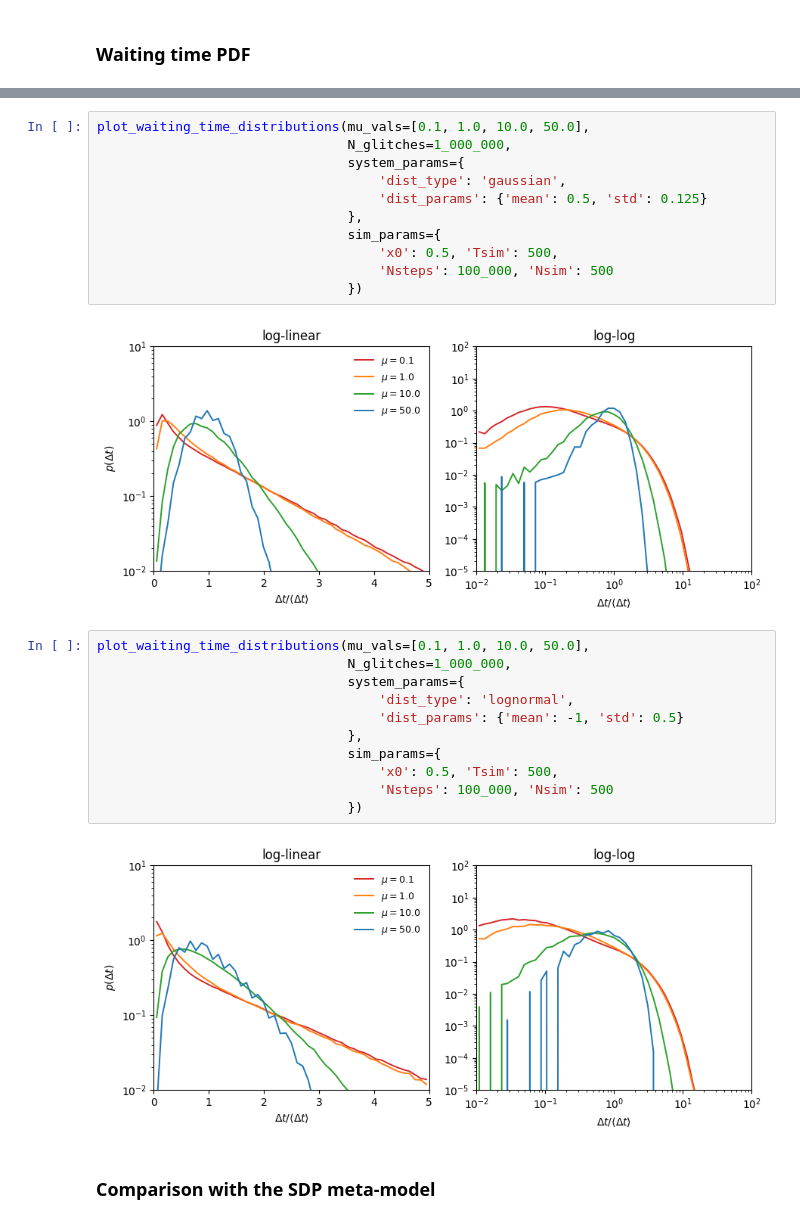
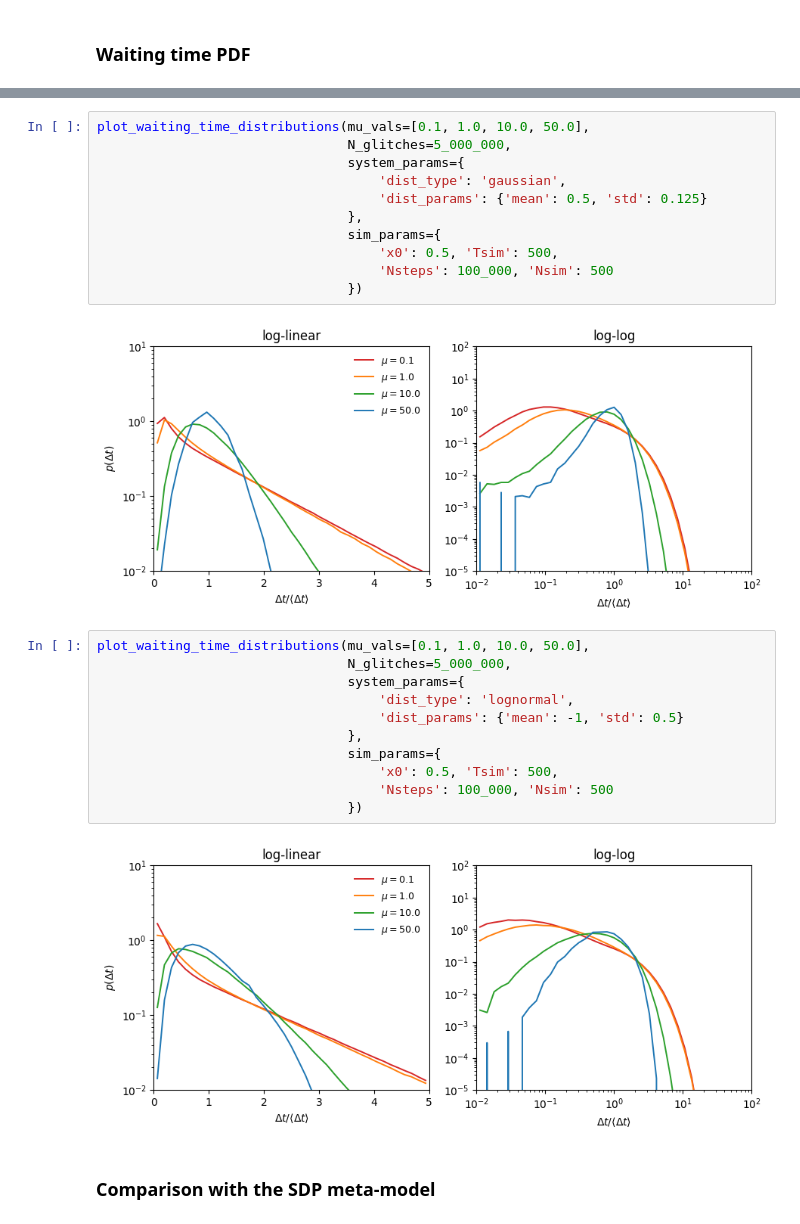
Before and after one commit to Spina02/pulsar-glitches, a Jupyter notebook: src/main.ipynb, the cells around one changed output, grey strips where cells are left out. Saved outputs shown, nothing was run; the diff lists cells and outputs as text.

```diff
--- a/src/main.ipynb
+++ b/src/main.ipynb
@@ -227,6 +226,6 @@ plot_waiting_time_distributions(mu_vals = [0.1, 1.0, 10.0, 50.0],
 # %%
 plot_waiting_time_distributions(mu_vals=[0.1, 1.0, 10.0, 50.0],
-                                N_glitches=1_000_000,
+                                N_glitches=5_000_000,
                                 system_params={
                                     'dist_type': 'gaussian',
                                     'dist_params': {'mean': 0.5, 'std': 0.125}
@@ -236,20 +235,20 @@ plot_waiting_time_distributions(mu_vals=[0.1, 1.0, 10.0, 50.0],
                                     'Nsteps': 100_000, 'Nsim': 500
                                 })
 # %% [output]
-[figure, old version]
+[figure, new version]
 # %%
 plot_waiting_time_distributions(mu_vals=[0.1, 1.0, 10.0, 50.0],
-                                N_glitches=1_000_000,
+                                N_glitches=5_000_000,
                                 system_params={
                                     'dist_type': 'lognormal',
                                     'dist_params': {'mean': -1, 'std': 0.5}
                                 },
                                 sim_params={
                                     'x0': 0.5, 'Tsim': 500,
                                     'Nsteps': 100_000, 'Nsim': 500
                                 })
 # %% [output]
-[figure, old version]
+[figure, new version]
 # %% [markdown]
 ### **Comparison with the SDP meta-model**
 # %% [markdown]
```
Also changed, not shown: parts of 9 cells of this notebook, 5 other files.
